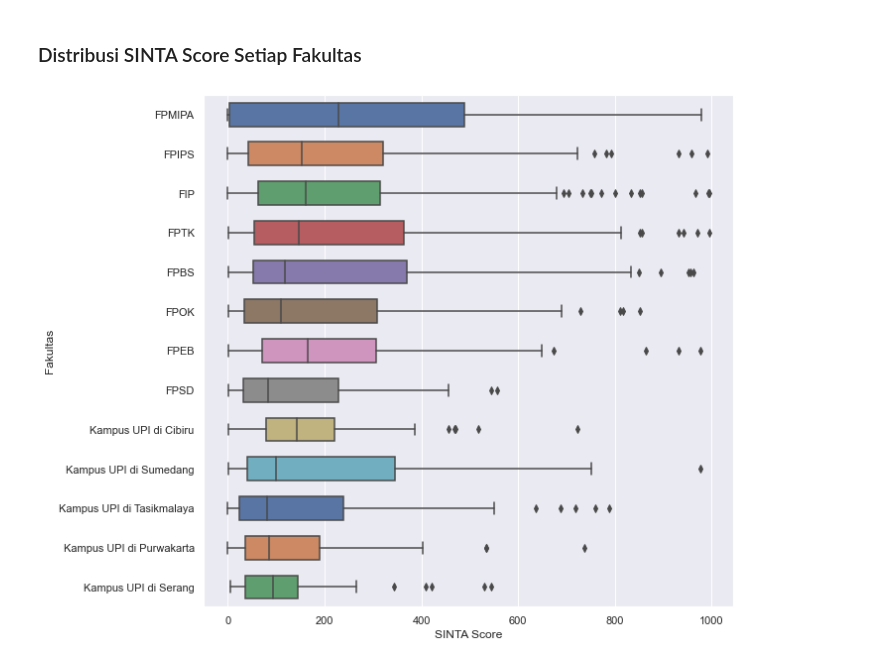
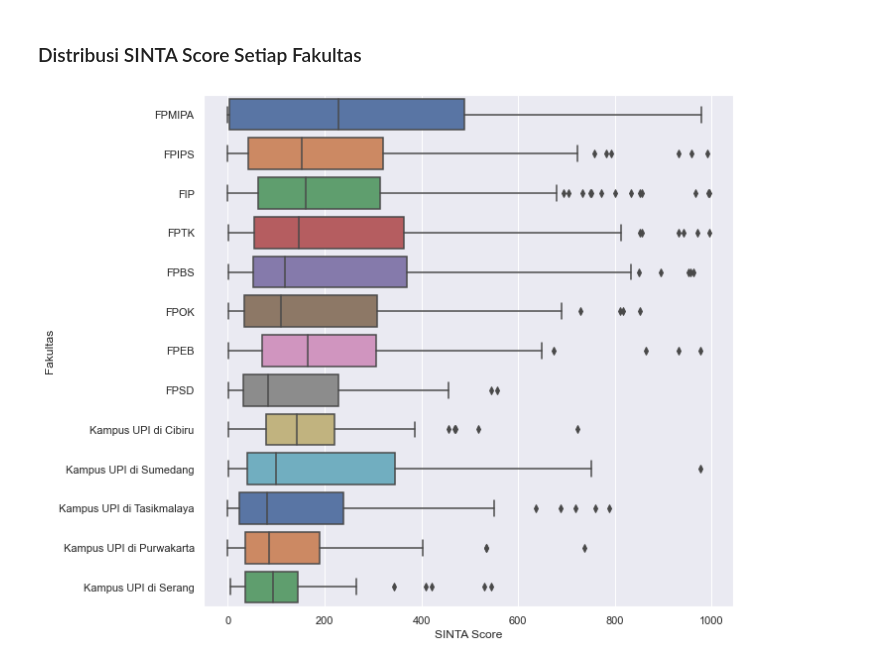
Before and after one commit to crypter7054/EDA-UPI-2022, a Jupyter notebook: EDA UPI Rev.1.ipynb, the cells around one changed output. Saved outputs shown, nothing was run; the diff lists cells and outputs as text; code cells hidden in the pictures.

```diff
--- a/EDA UPI Rev.1.ipynb
+++ b/EDA UPI Rev.1.ipynb
@@ -367,11 +436,11 @@ Name: sinta_score, dtype: float64
 # %%
 plt.figure(figsize=(10, 8))
 # plt.rcParams["figure.autolayout"] = True
 
-fig = sns.boxplot(x ='sinta_score', y = 'Fakultas', data = df, order = df['Fakultas'].value_counts().index, palette="deep", width=0.6)
+fig = sns.boxplot(x ='sinta_score', y = 'Fakultas', data = df, order = df['Fakultas'].value_counts().index, palette="deep", width=0.8)
 
 fig.set(xlabel='SINTA Score', ylabel='Fakultas')
 # fig.set_title('Persebaran SINTA Score Per Fakultas', fontsize=16)
 plt.show()
 # %% [output]
-[figure, old version]
+[figure, new version]
```
Also changed, not shown: parts of 43 cells of this notebook.
